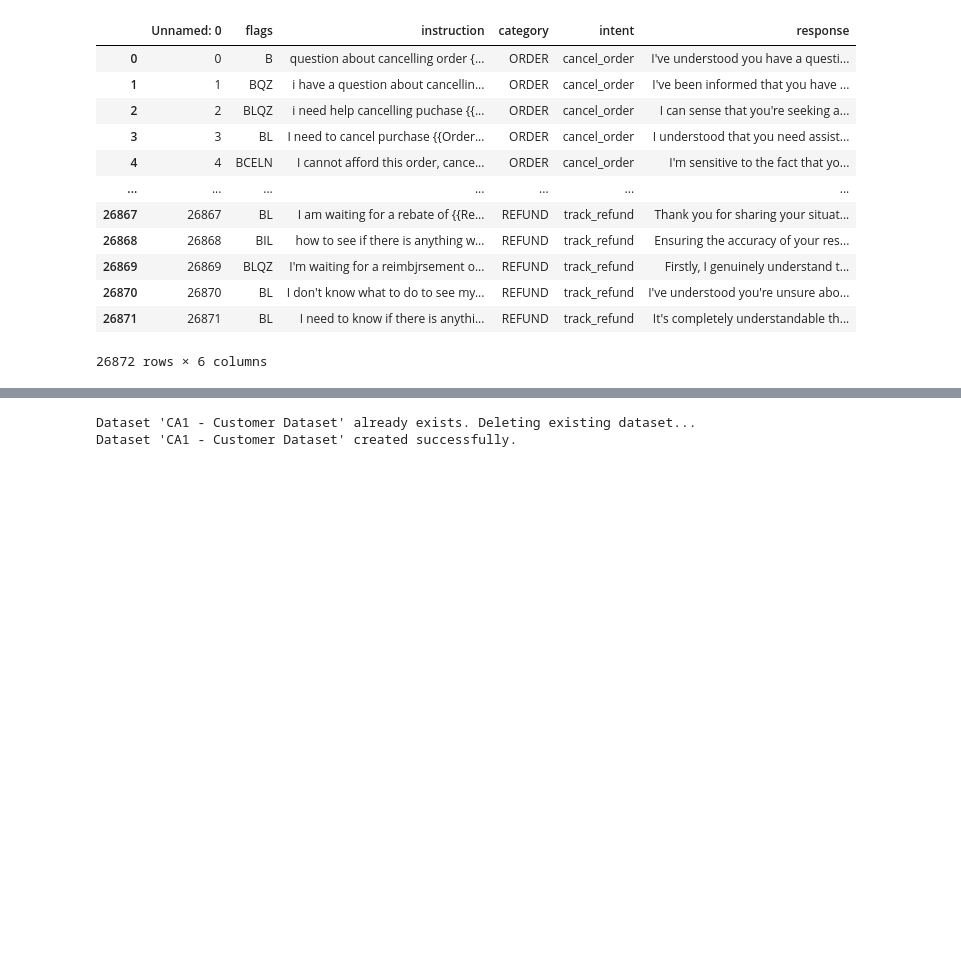
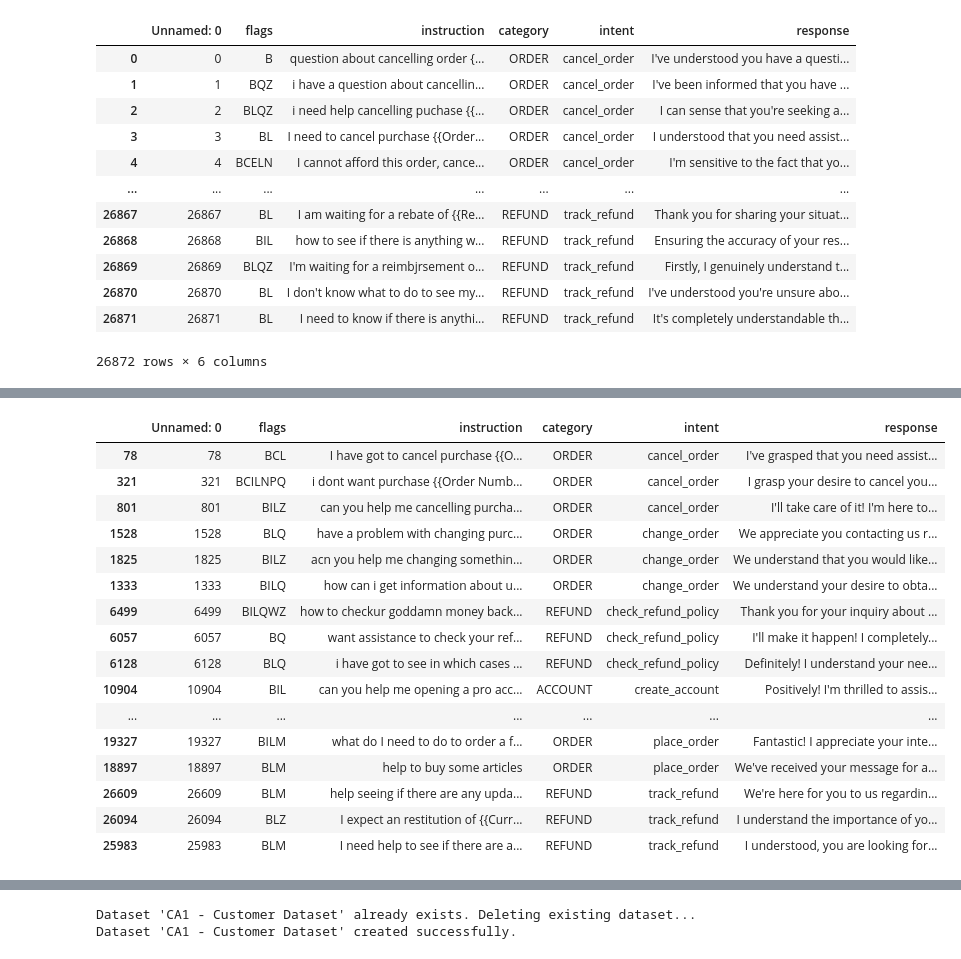
Before and after one commit to herreramaxi/Agentic_AI_CA1, a Jupyter notebook: A4AI-CA1-MaxiHerrera.ipynb, the cells around one changed output, grey strips where cells are left out. Cells and saved outputs as stored; diff of their text form; code cells hidden in the pictures; blank space fills up the shorter version.

```diff
--- a/A4AI-CA1-MaxiHerrera.ipynb
+++ b/A4AI-CA1-MaxiHerrera.ipynb
@@ -80,0 +207,21 @@ test_df
+# %%
+plot_number_records_per_intent(test1_df)
+test1_df
+# %% [output]
+|  | Unnamed: 0 | flags | instruction | category | intent | response |
+| 78 | 78 | BCL | I have got to cancel purchase {{O... | ORDER | cancel_order | I've grasped that you need assist... |
+| 321 | 321 | BCILNPQ | i dont want purchase {{Order Numb... | ORDER | cancel_order | I grasp your desire to cancel you... |
+| 801 | 801 | BILZ | can you help me cancelling purcha... | ORDER | cancel_order | I'll take care of it! I'm here to... |
+| 1528 | 1528 | BLQ | have a problem with changing purc... | ORDER | change_order | We appreciate you contacting us r... |
+| 1825 | 1825 | BILZ | acn you help me changing somethin... | ORDER | change_order | We understand that you would like... |
+| 1333 | 1333 | BILQ | how can i get information about u... | ORDER | change_order | We understand your desire to obta... |
+| 6499 | 6499 | BILQWZ | how to checkur goddamn money back... | REFUND | check_refund_policy | Thank you for your inquiry about ... |
+| 6057 | 6057 | BQ | want assistance to check your ref... | REFUND | check_refund_policy | I'll make it happen! I completely... |
+| 6128 | 6128 | BLQ | i have got to see in which cases ... | REFUND | check_refund_policy | Definitely! I understand your nee... |
+| 10904 | 10904 | BIL | can you help me opening a pro acc... | ACCOUNT | create_account | Positively! I'm thrilled to assis... |
+| ... | ... | ... | ... | ... | ... | ... |
+| 19327 | 19327 | BILM | what do I need to do to order a f... | ORDER | place_order | Fantastic! I appreciate your inte... |
+| 18897 | 18897 | BLM | help to buy some articles | ORDER | place_order | We've received your message for a... |
+| 26609 | 26609 | BLM | help seeing if there are any upda... | REFUND | track_refund | We're here for you to us regardin... |
+| 26094 | 26094 | BLZ | I expect an restitution of {{Curr... | REFUND | track_refund | I understand the importance of yo... |
+| 25983 | 25983 | BLM | I need help to see if there are a... | REFUND | track_refund | I understood, you are looking for... |
```
Also changed, not shown: parts of 22 cells of this notebook, 18 other files.
